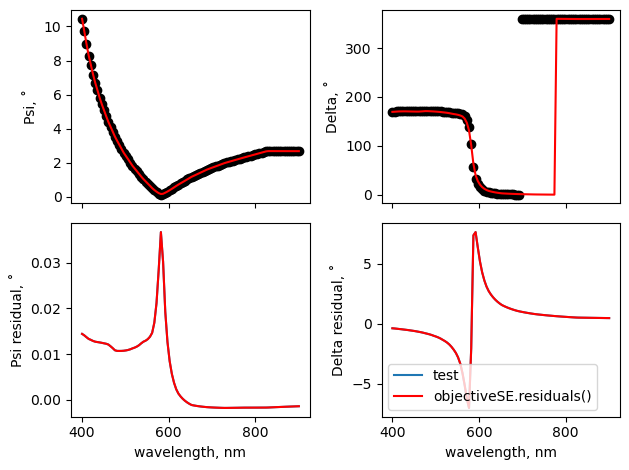
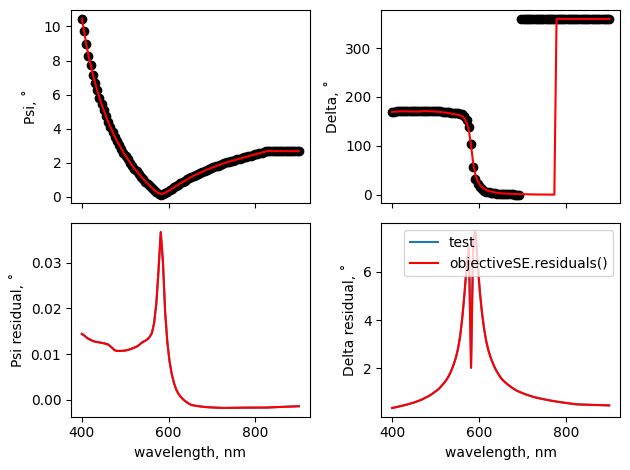
The change to this notebook cell's code, shown as a diff; its figure went from the first image to the second:
--- before
+++ after
@@ -1,5 +1,5 @@
-fig, [[axp, axd], [axpR, axdR]] = plt.subplots(2,2, sharex=True)
+fig, [[axp, axd], [axpR, axdR]] = plt.subplots(2, 2, sharex=True)
 
-wavelength = np.linspace(400,900,100)
+wavelength = np.linspace(400, 900, 100)
 aoi = 70
 
@@ -12,6 +12,6 @@
 polymer_layer_2 = polymer(45)
 
-struc_1 =   solvent() | polymer_layer_1 | sio2(20) | si()
-struc_2 =   solvent() | polymer_layer_2 | sio2(20) | si()
+struc_1 = solvent() | polymer_layer_1 | sio2(20) | si()
+struc_2 = solvent() | polymer_layer_2 | sio2(20) | si()
 
 model_1 = ReflectModelSE(struc_1)
@@ -20,13 +20,14 @@
 psi_1, delta_1 = model_1(np.c_[wavelength, np.ones_like(wavelength) * aoi])
 psi_2, delta_2 = model_2(np.c_[wavelength, np.ones_like(wavelength) * aoi])
-faux_data = DataSE([wavelength, np.ones_like(wavelength)*aoi, psi_1, delta_1])
+faux_data = DataSE([wavelength, np.ones_like(wavelength) * aoi, psi_1, delta_1])
 
 obj = ObjectiveSE(model=model_2, data=faux_data)
 res = obj.residuals()
-obj_psi_res = res[:int(len(res)/2)]
-obj_delta_res = res[int(len(res)/2):]
+obj_psi_res = res[: int(len(res) / 2)]
+obj_delta_res = res[int(len(res) / 2) :]
 
-test_psi_res = psi_2-psi_1
-test_delta_res = (delta_2 - delta_1 + 180) % 360 - 180
+test_psi_res = psi_2 - psi_1
+# test_delta_res = (delta_2 - delta_1 + 180) % 360 - 180
+test_delta_res = circular_distance(delta_2, delta_1)
 
 assert_allclose(test_psi_res, obj_psi_res, rtol=0.002)
@@ -39,18 +40,16 @@
 axp.plot(wavelength, psi_2, color="r")
 
-axdR.plot(wavelength, test_delta_res, label='test')
-
-axdR.plot(wavelength, obj_delta_res, label='objectiveSE.residuals()', color='r')
+axdR.plot(wavelength, test_delta_res, label="test")
+axdR.plot(wavelength, obj_delta_res, label="objectiveSE.residuals()", color="r")
 
 
-axpR.plot(wavelength, test_psi_res, label='test')
-axpR.plot(wavelength, obj_psi_res, label='objectiveSE.residuals()', color='r')
+axpR.plot(wavelength, test_psi_res, label="test")
+axpR.plot(wavelength, obj_psi_res, label="objectiveSE.residuals()", color="r")
 
-axd.set(ylabel='Delta, ˚')
-axp.set(ylabel='Psi, ˚')
-axdR.set(ylabel='Delta residual, ˚', xlabel='wavelength, nm')
-axpR.set(ylabel='Psi residual, ˚', xlabel='wavelength, nm')
+axd.set(ylabel="Delta, ˚")
+axp.set(ylabel="Psi, ˚")
+axdR.set(ylabel="Delta residual, ˚", xlabel="wavelength, nm")
+axpR.set(ylabel="Psi residual, ˚", xlabel="wavelength, nm")
 
 axdR.legend()
 fig.tight_layout()
-

Commit: Circular distance, black